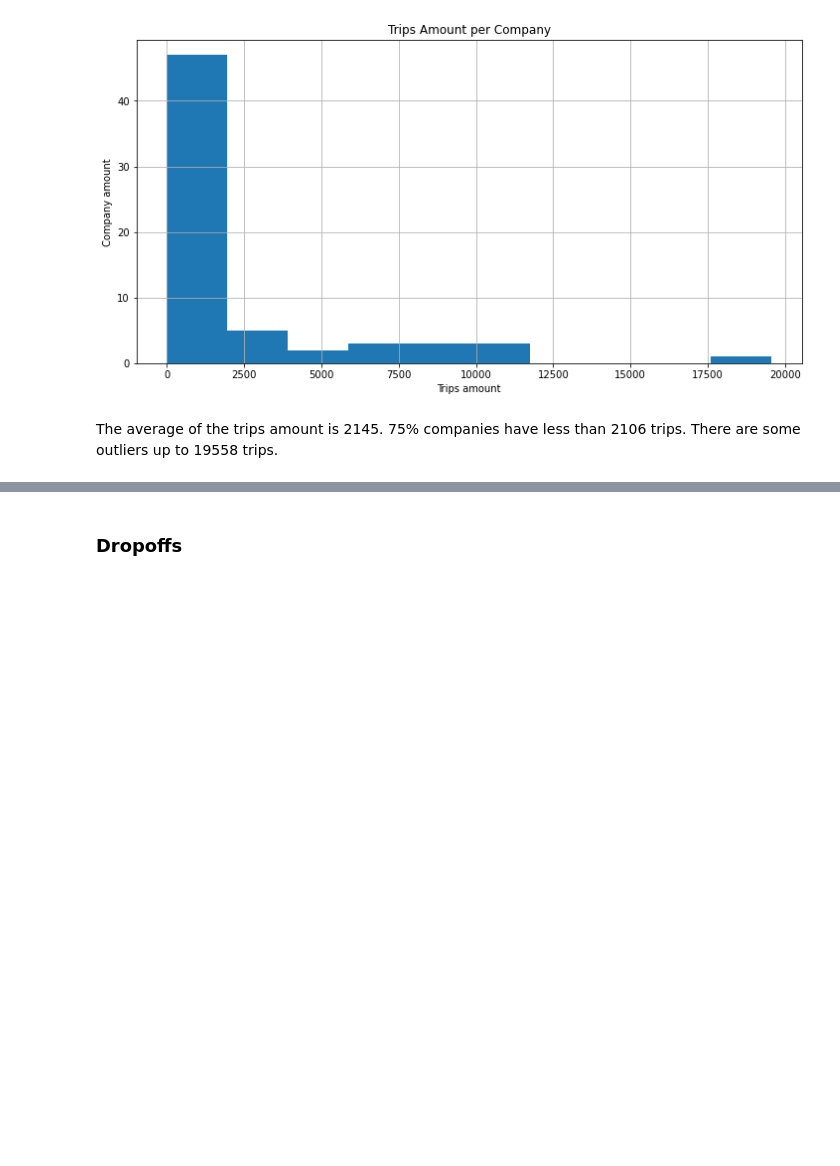
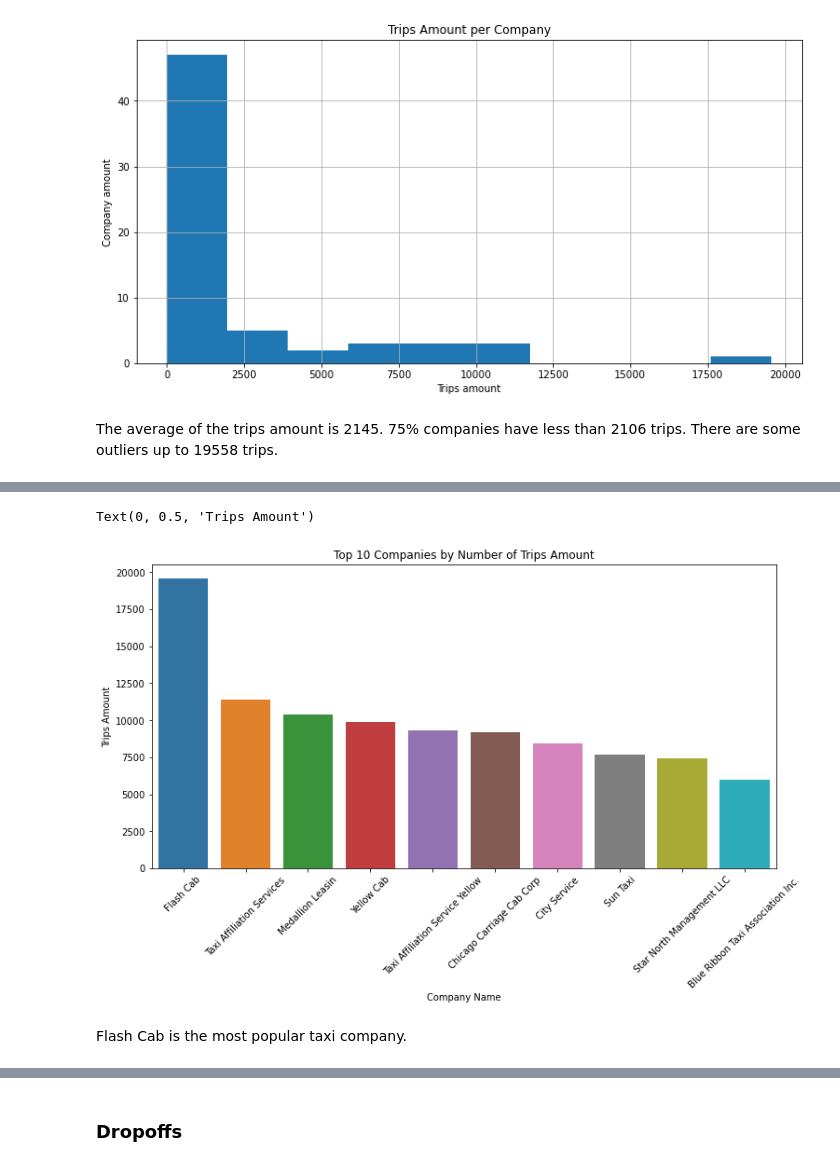
Before and after one commit to rainbowmoonlight/Yandex_Practicum_Projects, a Jupyter notebook: 05 Ride-Sharing Zuber Analysis - In Progress/Ride-Sharing Zuber Analysis.ipynb, the cells around one changed output, grey strips where cells are left out. Saved outputs shown, nothing was run; the diff lists cells and outputs as text; code cells hidden in the pictures; blank space fills up the shorter version.

```diff
--- a/05 Ride-Sharing Zuber Analysis - In Progress/Ride-Sharing Zuber Analysis.ipynb
+++ b/05 Ride-Sharing Zuber Analysis - In Progress/Ride-Sharing Zuber Analysis.ipynb
@@ -408,3 +427,6 @@ plt.show()
 [figure]
 # %% [markdown]
 The average of the trips amount is 2145. 75% companies have less than 2106 trips. There are some outliers up to 19558 trips.
+# %%
+top10_company = companies.sort_values(by='trips_amount', ascending=False).head(10)
+top10_company
@@ -410,0 +445,12 @@ The average of the trips amount is 2145. 75% companies have less than 2106 trips
+# %%
+plt.figure(figsize=(12,6))
+sns.barplot(x="company_name", y="trips_amount", data=top10_company)
+plt.title('Top 10 Companies by Number of Trips Amount')
+plt.xlabel("Company Name")
+plt.xticks(rotation=45)
+plt.ylabel("Trips Amount")
+# %% [output]
+Text(0, 0.5, 'Trips Amount')
+[figure, added]
+# %% [markdown]
+Flash Cab is the most popular taxi company.
```
Also changed, not shown: parts of 36 cells of this notebook.
